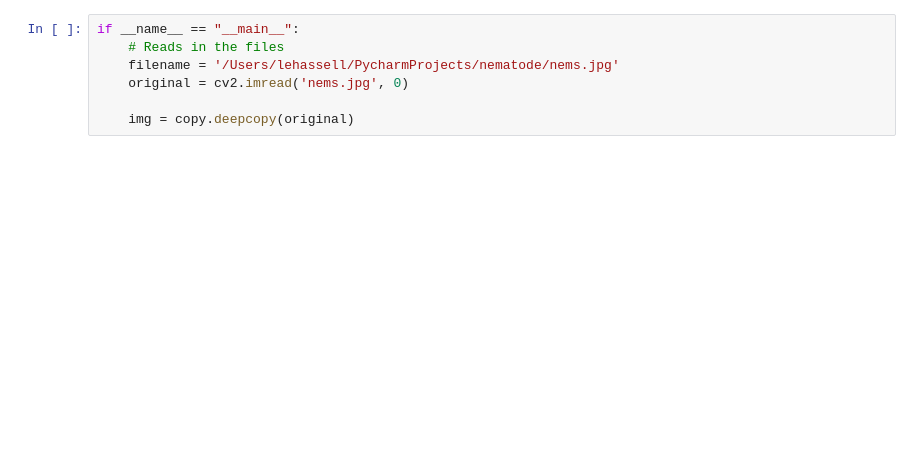
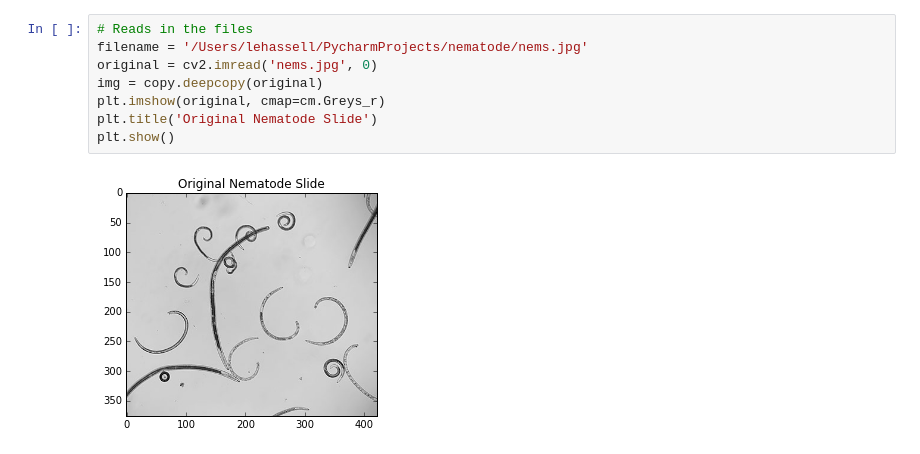
Before and after one commit to lehassell/nematode, a Jupyter notebook: nematode.ipynb, the cells around one changed output. Cells and saved outputs as stored; diff of their text form; blank space fills up the shorter version.

```diff
--- a/nematode.ipynb
+++ b/nematode.ipynb
@@ -28,7 +17,10 @@ def compare_image(p1, p2, p3, title1, title2, title3):
 # %%
-if __name__ == "__main__":
-    # Reads in the files
-    filename = '/Users/lehassell/PycharmProjects/nematode/nems.jpg'
-    original = cv2.imread('nems.jpg', 0)
-
-    img = copy.deepcopy(original)
+# Reads in the files
+filename = '/Users/lehassell/PycharmProjects/nematode/nems.jpg'
+original = cv2.imread('nems.jpg', 0)
+img = copy.deepcopy(original)
+plt.imshow(original, cmap=cm.Greys_r)
+plt.title('Original Nematode Slide')
+plt.show()
+# %% [output]
+[figure, added]
```
Also changed, not shown: parts of 30 cells of this notebook.
